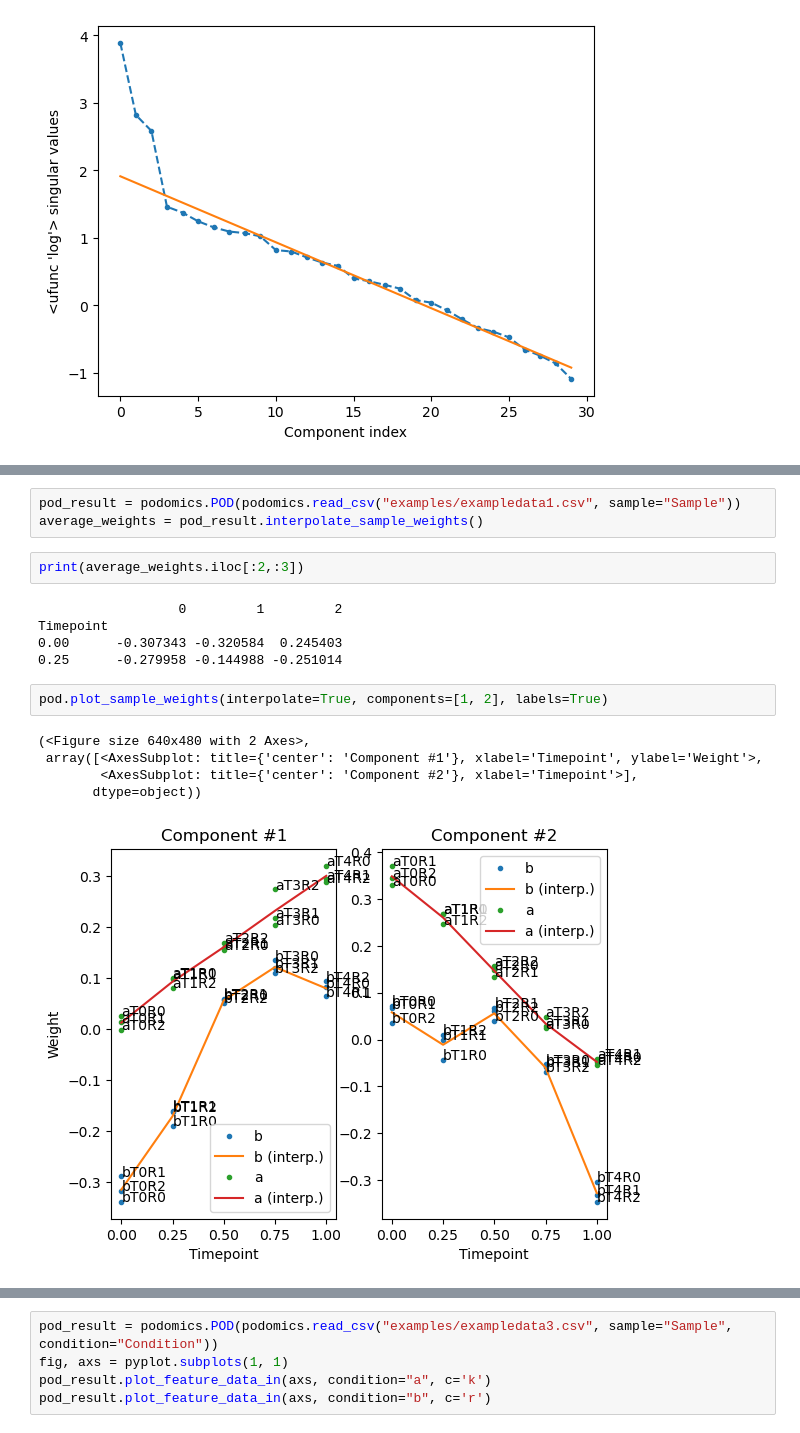
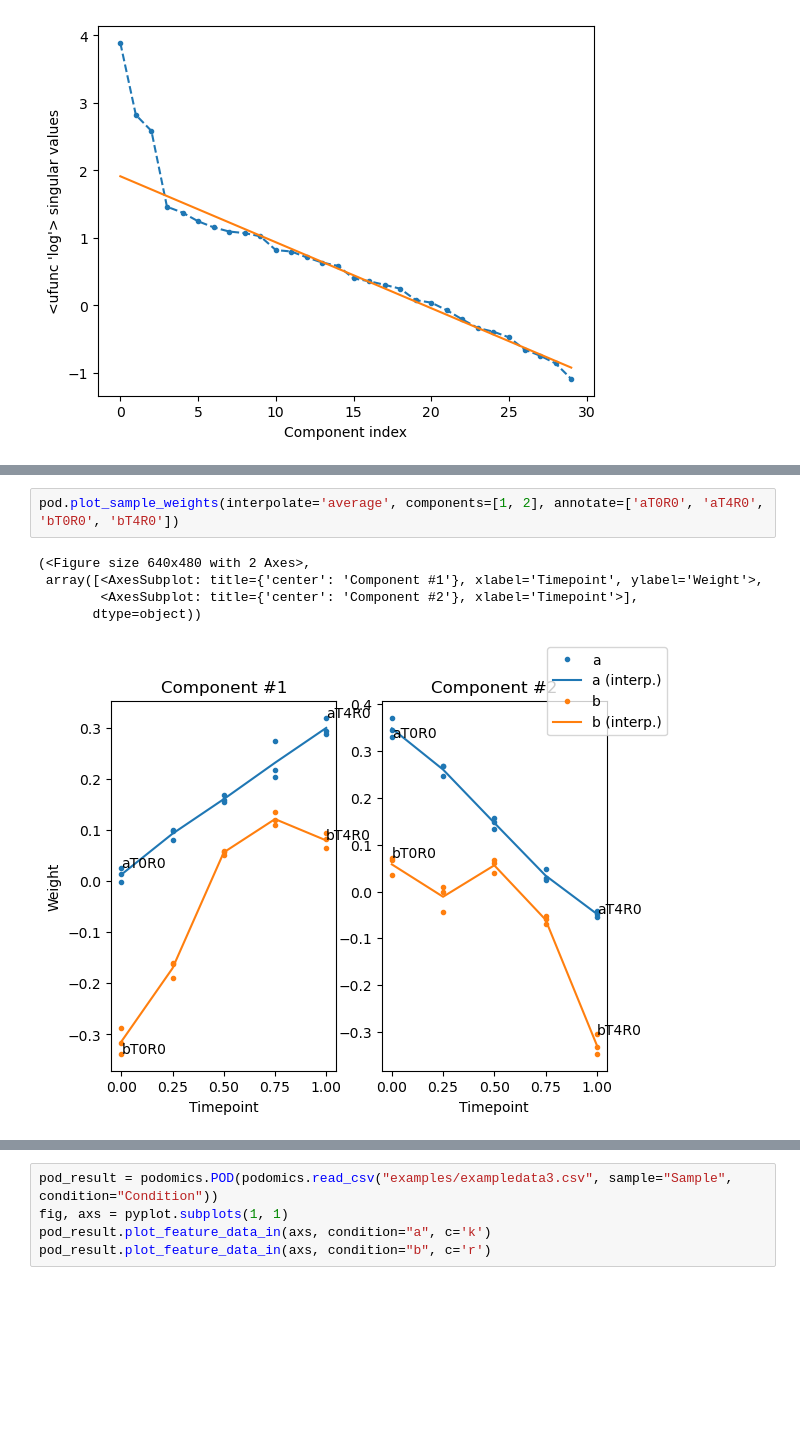
Before and after one commit to swaldherr/podomics, a Jupyter notebook: Tutorial.ipynb, the cells around one changed output, grey strips where cells are left out. Cells and saved outputs as stored; diff of their text form; blank space fills up the shorter version.

Commit message:
Revised plotting of sample weight trajectories.

```diff
--- a/Tutorial.ipynb
+++ b/Tutorial.ipynb
@@ -232,18 +175,8 @@ df = pod.sample_weights
-# %%
-pod_result = podomics.POD(podomics.read_csv("examples/exampledata1.csv", sample="Sample"))
-average_weights = pod_result.interpolate_sample_weights()
-# %%
-print(average_weights.iloc[:2,:3])
-# %% [output]
-                  0         1         2
-Timepoint
-0.00      -0.307343 -0.320584  0.245403
-0.25      -0.279958 -0.144988 -0.251014
 # %%
-pod.plot_sample_weights(interpolate=True, components=[1, 2], labels=True)
+pod.plot_sample_weights(interpolate='average', components=[1, 2], annotate=['aT0R0', 'aT4R0', 'bT0R0', 'bT4R0'])
 # %% [output]
 (<Figure size 640x480 with 2 Axes>,
  array([<AxesSubplot: title={'center': 'Component #1'}, xlabel='Timepoint', ylabel='Weight'>,
         <AxesSubplot: title={'center': 'Component #2'}, xlabel='Timepoint'>],
        dtype=object))
-[figure, old version]
+[figure, new version]
```
Also changed, not shown: parts of 16 cells of this notebook, 1 other file.
